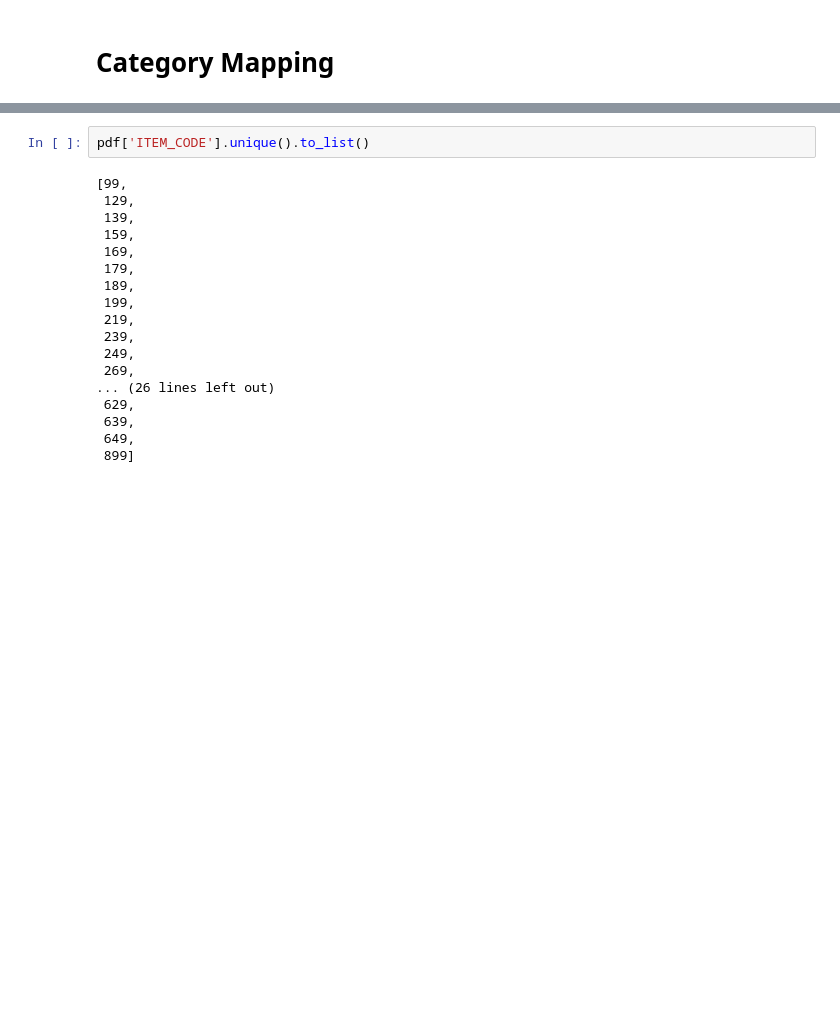
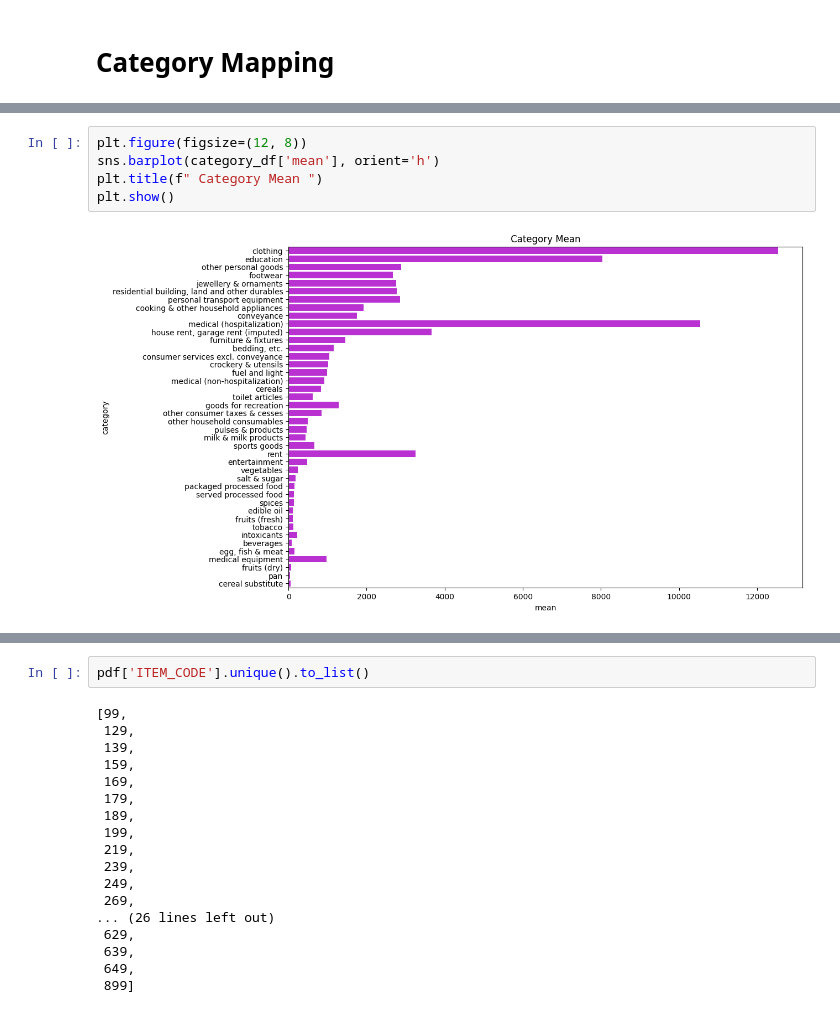
Before and after one commit to Rudra-G-23/rural-financial-inclusion-govt-scheme-recommendation, a Jupyter notebook: parquet-data/lev-14/notebooks/lev-14-04-item-code.ipynb, the cells around one changed output, grey strips where cells are left out. Saved outputs shown, nothing was run; the diff lists cells and outputs as text; blank space fills up the shorter version.

```diff
--- a/parquet-data/lev-14/notebooks/lev-14-04-item-code.ipynb
+++ b/parquet-data/lev-14/notebooks/lev-14-04-item-code.ipynb
@@ -120,0 +185,7 @@ Name: category, dtype: object
+# %%
+plt.figure(figsize=(12, 8))
+sns.barplot(category_df['mean'], orient='h')
+plt.title(f" Category Mean ")
+plt.show()
+# %% [output]
+[figure, added]
```
Also changed, not shown: parts of 10 cells of this notebook, 1 other file.
